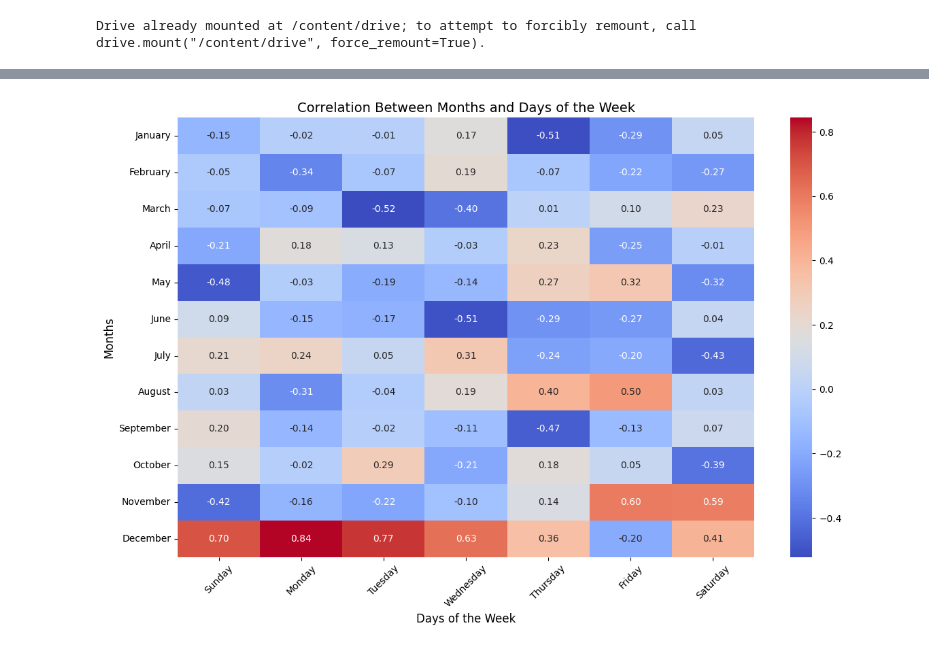
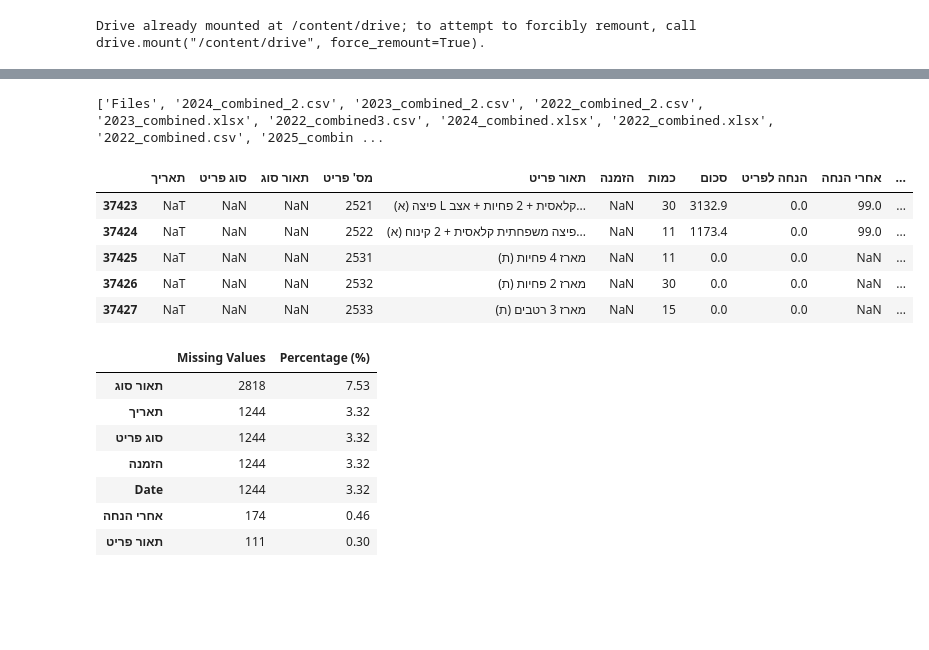
Before and after one commit to orifelszer/PapaJohns_Data_Science_Project, a Jupyter notebook: Visualization.ipynb, the cells around one changed output, grey strips where cells are left out. Cells and saved outputs as stored; diff of their text form; code cells hidden in the pictures; blank space fills up the shorter version.

```diff
--- a/Visualization.ipynb
+++ b/Visualization.ipynb
@@ -507,28 +8,11 @@ correlation_matrix = monthly_weekly_sales.corr()
-# %%
-# Define the columns for days of the week (Sunday to Saturday)
-day_columns = ['Sunday', 'Monday', 'Tuesday', 'Wednesday', 'Thursday', 'Friday', 'Saturday']
-
-# Plot the heatmap
-plt.figure(figsize=(12, 8))
-sns.heatmap(
-    correlation_matrix.loc[['January', 'February', 'March', 'April', 'May', 'June',
-                            'July', 'August', 'September', 'October', 'November', 'December'], day_columns],  # Ensure correct slicing
-    cmap='coolwarm',
-    annot=True,
-    fmt=".2f",
-    cbar=True
-)
-
-# Add titles and labels
-plt.title('Correlation Between Months and Days of the Week', fontsize=14)
-plt.xlabel('Days of the Week', fontsize=12)
-plt.ylabel('Months', fontsize=12)
-
-# Rotate X-axis labels for better readability
-plt.xticks(rotation=45)
-
-# Display the plot
-plt.tight_layout()
-plt.show()
-# %% [output]
-[figure, removed]
+# %%
+
+import pandas as pd
+import os
+
+folder_path = '/content/drive/MyDrive/Final_Progect_PapaJohns'
+files = os.listdir(folder_path)
+
+print(files)
+# %% [output]
+['Files', '2024_combined_2.csv', '2023_combined_2.csv', '2022_combined_2.csv', '2023_combined.xlsx', '2022_combined3.csv', '2024_combined.xlsx', '2022_combined.xlsx', '2022_combined.csv', '2025_combin ...
@@ -534,0 +23,26 @@ plt.show()
+# %%
+df_2022.tail()
+# %% [output]
+|  | תאריך | סוג פריט | תאור סוג | מס' פריט | תאור פריט | הזמנה | כמות | סכום | הנחה לפריט | אחרי הנחה | ... |
+| 37423 | NaT | NaN | NaN | 2521 | (א) פיצה L קלאסית + 2 פחיות + אצב... | NaN | 30 | 3132.9 | 0.0 | 99.0 | ... |
+| 37424 | NaT | NaN | NaN | 2522 | (א) פיצה משפחתית קלאסית + 2 קינוח... | NaN | 11 | 1173.4 | 0.0 | 99.0 | ... |
+| 37425 | NaT | NaN | NaN | 2531 | (ת) מארז 4 פחיות | NaN | 11 | 0.0 | 0.0 | NaN | ... |
+| 37426 | NaT | NaN | NaN | 2532 | (ת) מארז 2 פחיות | NaN | 30 | 0.0 | 0.0 | NaN | ... |
+| 37427 | NaT | NaN | NaN | 2533 | (ת) מארז 3 רטבים | NaN | 15 | 0.0 | 0.0 | NaN | ... |
+# %%
+nan_summary = pd.DataFrame({
+    'Missing Values': df_2022.isna().sum(),
+    'Percentage (%)': (df_2022.isna().mean() * 100).round(2)
+})
+
+nan_summary = nan_summary[nan_summary['Missing Values'] > 0]  # רק עמודות עם ערכים חסרים
+nan_summary.sort_values('Missing Values', ascending=False)
+# %% [output]
+|  | Missing Values | Percentage (%) |
+| תאור סוג | 2818 | 7.53 |
+| תאריך | 1244 | 3.32 |
+| סוג פריט | 1244 | 3.32 |
+| הזמנה | 1244 | 3.32 |
+| Date | 1244 | 3.32 |
+| אחרי הנחה | 174 | 0.46 |
+| תאור פריט | 111 | 0.30 |
```
Also changed, not shown: parts of 42 cells of this notebook.
